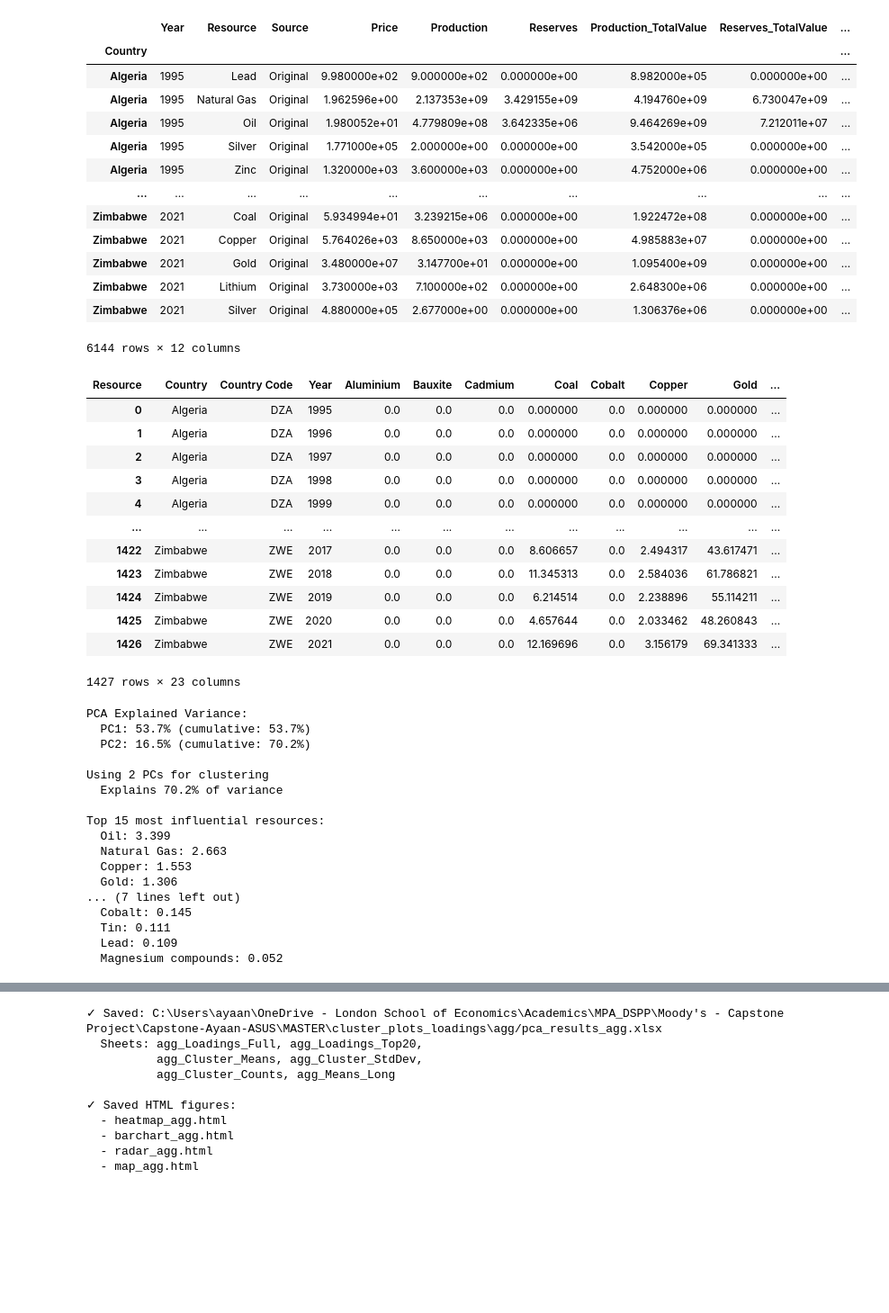
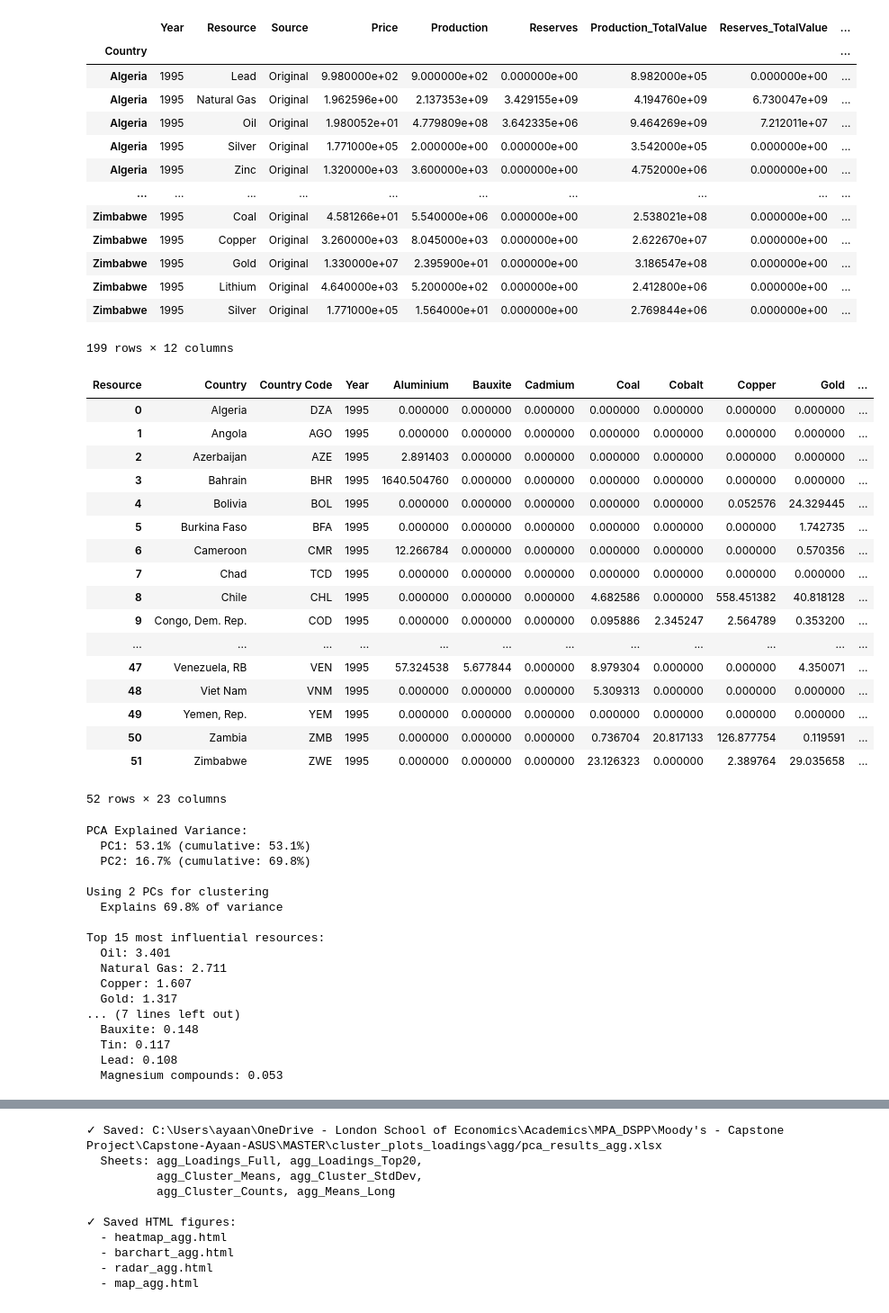
Before and after one commit to AyaanTigdikar/Capstone, a Jupyter notebook: code/Clustering_Ayaan_18012026.ipynb, the cells around one changed output, grey strips where cells are left out. Shown at 90% size. Cells and saved outputs as stored; diff of their text form; code cells hidden in the pictures; blank space fills up the shorter version.

```diff
--- a/code/Clustering_Ayaan_18012026.ipynb
+++ b/code/Clustering_Ayaan_18012026.ipynb
@@ -9,7 +9,7 @@ from sklearn.preprocessing import StandardScaler
 from sklearn.cluster import KMeans
 # %%
 nr = pd.read_csv(r"C:\Users\ayaan\OneDrive - London School of Economics\Academics\MPA_DSPP\Moody's - Capstone Project\Capstone-Ayaan-ASUS\MASTER\NaturalResource.csv", index_col=0)
-#nr = nr[nr["Country"] != "China"]
+nr = nr[nr["Year"]==1995]
 # %%
 include_list = ['AGO', 'ARE', 'AZE', 'BFA', 'BHR', 'BOL', 'CHL', 'CIV', 'CMR',
        'COD', 'COG', 'DZA', 'ECU', 'EGY', 'ETH', 'GAB', 'GHA', 'GIN',
@@ -18,8 +18,8 @@ include_list = ['AGO', 'ARE', 'AZE', 'BFA', 'BHR', 'BOL', 'CHL', 'CIV', 'CMR',
        'NGA', 'OMN', 'PNG', 'QAT', 'RUS', 'RWA', 'SAU', 'TCD', 'TGO',
        'TTO', 'TZA', 'UGA', 'UZB', 'VEN', 'VNM', 'YEM', 'ZMB', 'ZWE']
 # %%
-nr = nr[(nr["Country Code"].isin(include_list))] # & (nr["Year"]==2019)
-nr
+nrs = nr[(nr["Country Code"].isin(include_list)) & (nr["Year"]==1995)] # & (nr["Year"]==2019)
+nrs
 # %% [output]
 |  | Year | Resource | Source | Price | Production | Reserves | Production_TotalValue | Reserves_TotalValue | ... |
 | Country |  |  |  |  |  |  |  |  | ... |
@@ -29,39 +29,44 @@ nr
 | Algeria | 1995 | Silver | Original | 1.771000e+05 | 2.000000e+00 | 0.000000e+00 | 3.542000e+05 | 0.000000e+00 | ... |
 | Algeria | 1995 | Zinc | Original | 1.320000e+03 | 3.600000e+03 | 0.000000e+00 | 4.752000e+06 | 0.000000e+00 | ... |
 | ... | ... | ... | ... | ... | ... | ... | ... | ... | ... |
-| Zimbabwe | 2021 | Coal | Original | 5.934994e+01 | 3.239215e+06 | 0.000000e+00 | 1.922472e+08 | 0.000000e+00 | ... |
-| Zimbabwe | 2021 | Copper | Original | 5.764026e+03 | 8.650000e+03 | 0.000000e+00 | 4.985883e+07 | 0.000000e+00 | ... |
-| Zimbabwe | 2021 | Gold | Original | 3.480000e+07 | 3.147700e+01 | 0.000000e+00 | 1.095400e+09 | 0.000000e+00 | ... |
-| Zimbabwe | 2021 | Lithium | Original | 3.730000e+03 | 7.100000e+02 | 0.000000e+00 | 2.648300e+06 | 0.000000e+00 | ... |
-| Zimbabwe | 2021 | Silver | Original | 4.880000e+05 | 2.677000e+00 | 0.000000e+00 | 1.306376e+06 | 0.000000e+00 | ... |
+| Zimbabwe | 1995 | Coal | Original | 4.581266e+01 | 5.540000e+06 | 0.000000e+00 | 2.538021e+08 | 0.000000e+00 | ... |
+| Zimbabwe | 1995 | Copper | Original | 3.260000e+03 | 8.045000e+03 | 0.000000e+00 | 2.622670e+07 | 0.000000e+00 | ... |
+| Zimbabwe | 1995 | Gold | Original | 1.330000e+07 | 2.395900e+01 | 0.000000e+00 | 3.186547e+08 | 0.000000e+00 | ... |
+| Zimbabwe | 1995 | Lithium | Original | 4.640000e+03 | 5.200000e+02 | 0.000000e+00 | 2.412800e+06 | 0.000000e+00 | ... |
+| Zimbabwe | 1995 | Silver | Original | 1.771000e+05 | 1.564000e+01 | 0.000000e+00 | 2.769844e+06 | 0.000000e+00 | ... |
-6144 rows × 12 columns
+199 rows × 12 columns
 # %%
-df_pivot = nr.pivot_table(
+df_pivot = nrs.pivot_table(
     index=['Country', 'Country Code', 'Year', 'Population'],      # Rows
     columns='Resource',              # Columns (each resource becomes a column)
     values='Production_TotalValue' # Values to fill
 ).reset_index()
 
 resource_cols = df_pivot.columns.difference(['Country', 'Country Code', 'Year', 'Population'])
 df_pivot[resource_cols] = df_pivot[resource_cols].div(df_pivot['Population'], axis=0)
 df_pivot.drop(columns="Population", inplace=True)
 
 df_pivot = df_pivot.fillna(0)
 df_pivot
 # %% [output]
 | Resource | Country | Country Code | Year | Aluminium | Bauxite | Cadmium | Coal | Cobalt | Copper | Gold | ... |
-| 0 | Algeria | DZA | 1995 | 0.0 | 0.0 | 0.0 | 0.000000 | 0.0 | 0.000000 | 0.000000 | ... |
-| 1 | Algeria | DZA | 1996 | 0.0 | 0.0 | 0.0 | 0.000000 | 0.0 | 0.000000 | 0.000000 | ... |
-| 2 | Algeria | DZA | 1997 | 0.0 | 0.0 | 0.0 | 0.000000 | 0.0 | 0.000000 | 0.000000 | ... |
-| 3 | Algeria | DZA | 1998 | 0.0 | 0.0 | 0.0 | 0.000000 | 0.0 | 0.000000 | 0.000000 | ... |
-| 4 | Algeria | DZA | 1999 | 0.0 | 0.0 | 0.0 | 0.000000 | 0.0 | 0.000000 | 0.000000 | ... |
+| 0 | Algeria | DZA | 1995 | 0.000000 | 0.000000 | 0.000000 | 0.000000 | 0.000000 | 0.000000 | 0.000000 | ... |
+| 1 | Angola | AGO | 1995 | 0.000000 | 0.000000 | 0.000000 | 0.000000 | 0.000000 | 0.000000 | 0.000000 | ... |
+| 2 | Azerbaijan | AZE | 1995 | 2.891403 | 0.000000 | 0.000000 | 0.000000 | 0.000000 | 0.000000 | 0.000000 | ... |
+| 3 | Bahrain | BHR | 1995 | 1640.504760 | 0.000000 | 0.000000 | 0.000000 | 0.000000 | 0.000000 | 0.000000 | ... |
+| 4 | Bolivia | BOL | 1995 | 0.000000 | 0.000000 | 0.000000 | 0.000000 | 0.000000 | 0.052576 | 24.329445 | ... |
+| 5 | Burkina Faso | BFA | 1995 | 0.000000 | 0.000000 | 0.000000 | 0.000000 | 0.000000 | 0.000000 | 1.742735 | ... |
+| 6 | Cameroon | CMR | 1995 | 12.266784 | 0.000000 | 0.000000 | 0.000000 | 0.000000 | 0.000000 | 0.570356 | ... |
+| 7 | Chad | TCD | 1995 | 0.000000 | 0.000000 | 0.000000 | 0.000000 | 0.000000 | 0.000000 | 0.000000 | ... |
+| 8 | Chile | CHL | 1995 | 0.000000 | 0.000000 | 0.000000 | 4.682586 | 0.000000 | 558.451382 | 40.818128 | ... |
+| 9 | Congo, Dem. Rep. | COD | 1995 | 0.000000 | 0.000000 | 0.000000 | 0.095886 | 2.345247 | 2.564789 | 0.353200 | ... |
 | ... | ... | ... | ... | ... | ... | ... | ... | ... | ... | ... | ... |
-| 1422 | Zimbabwe | ZWE | 2017 | 0.0 | 0.0 | 0.0 | 8.606657 | 0.0 | 2.494317 | 43.617471 | ... |
-| 1423 | Zimbabwe | ZWE | 2018 | 0.0 | 0.0 | 0.0 | 11.345313 | 0.0 | 2.584036 | 61.786821 | ... |
-| 1424 | Zimbabwe | ZWE | 2019 | 0.0 | 0.0 | 0.0 | 6.214514 | 0.0 | 2.238896 | 55.114211 | ... |
-| 1425 | Zimbabwe | ZWE | 2020 | 0.0 | 0.0 | 0.0 | 4.657644 | 0.0 | 2.033462 | 48.260843 | ... |
-| 1426 | Zimbabwe | ZWE | 2021 | 0.0 | 0.0 | 0.0 | 12.169696 | 0.0 | 3.156179 | 69.341333 | ... |
+| 47 | Venezuela, RB | VEN | 1995 | 57.324538 | 5.677844 | 0.000000 | 8.979304 | 0.000000 | 0.000000 | 4.350071 | ... |
+| 48 | Viet Nam | VNM | 1995 | 0.000000 | 0.000000 | 0.000000 | 5.309313 | 0.000000 | 0.000000 | 0.000000 | ... |
+| 49 | Yemen, Rep. | YEM | 1995 | 0.000000 | 0.000000 | 0.000000 | 0.000000 | 0.000000 | 0.000000 | 0.000000 | ... |
+| 50 | Zambia | ZMB | 1995 | 0.000000 | 0.000000 | 0.000000 | 0.736704 | 20.817133 | 126.877754 | 0.119591 | ... |
+| 51 | Zimbabwe | ZWE | 1995 | 0.000000 | 0.000000 | 0.000000 | 23.126323 | 0.000000 | 2.389764 | 29.035658 | ... |
-1427 rows × 23 columns
+52 rows × 23 columns
 # %%
 import pandas as pd
 import numpy as np
@@ -199,19 +204,19 @@ fig.update_layout(
 fig.show()
 # %% [output]
 PCA Explained Variance:
-  PC1: 53.7% (cumulative: 53.7%)
-  PC2: 16.5% (cumulative: 70.2%)
+  PC1: 53.1% (cumulative: 53.1%)
+  PC2: 16.7% (cumulative: 69.8%)
 
 Using 2 PCs for clustering
-  Explains 70.2% of variance
+  Explains 69.8% of variance
 
 Top 15 most influential resources:
-  Oil: 3.399
-  Natural Gas: 2.663
-  Copper: 1.553
-  Gold: 1.306
+  Oil: 3.401
+  Natural Gas: 2.711
+  Copper: 1.607
+  Gold: 1.317
 ... (7 lines left out)
-  Cobalt: 0.145
-  Tin: 0.111
-  Lead: 0.109
-  Magnesium compounds: 0.052
+  Bauxite: 0.148
+  Tin: 0.117
+  Lead: 0.108
+  Magnesium compounds: 0.053
```
Also changed, not shown: parts of 3 cells of this notebook, 3 other files.
